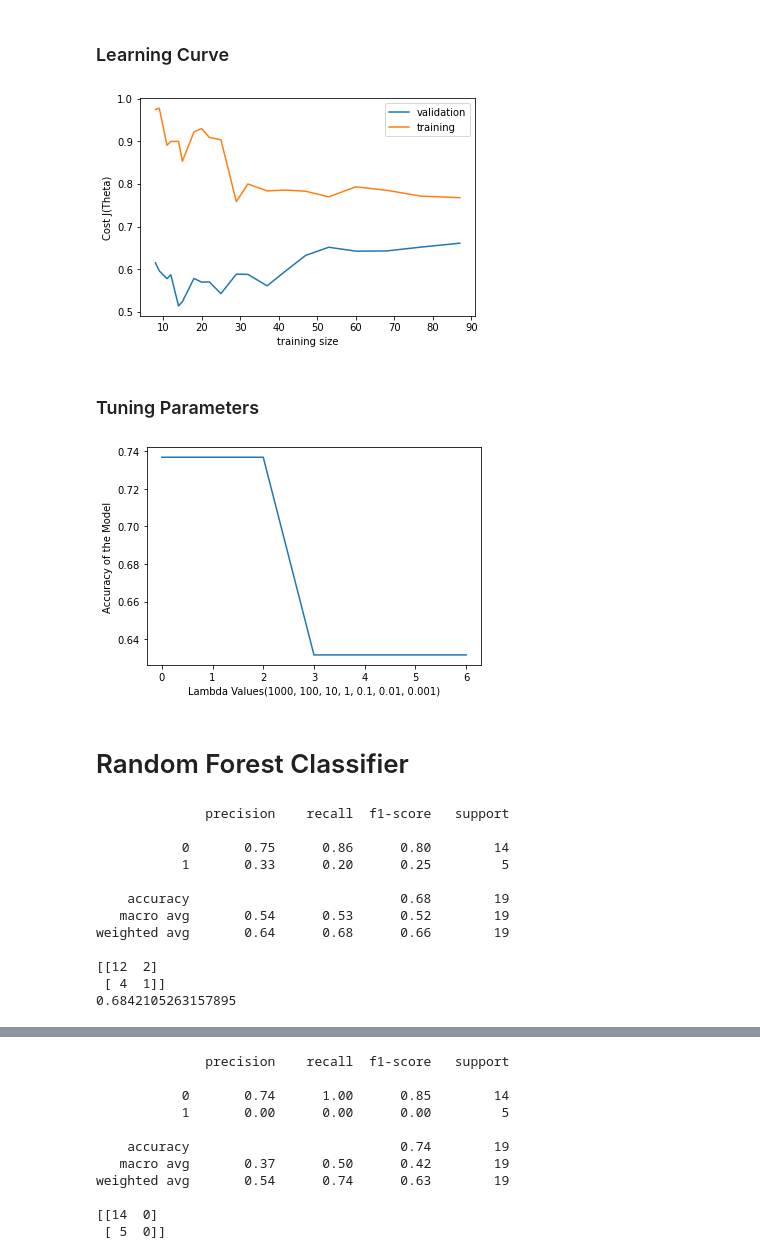
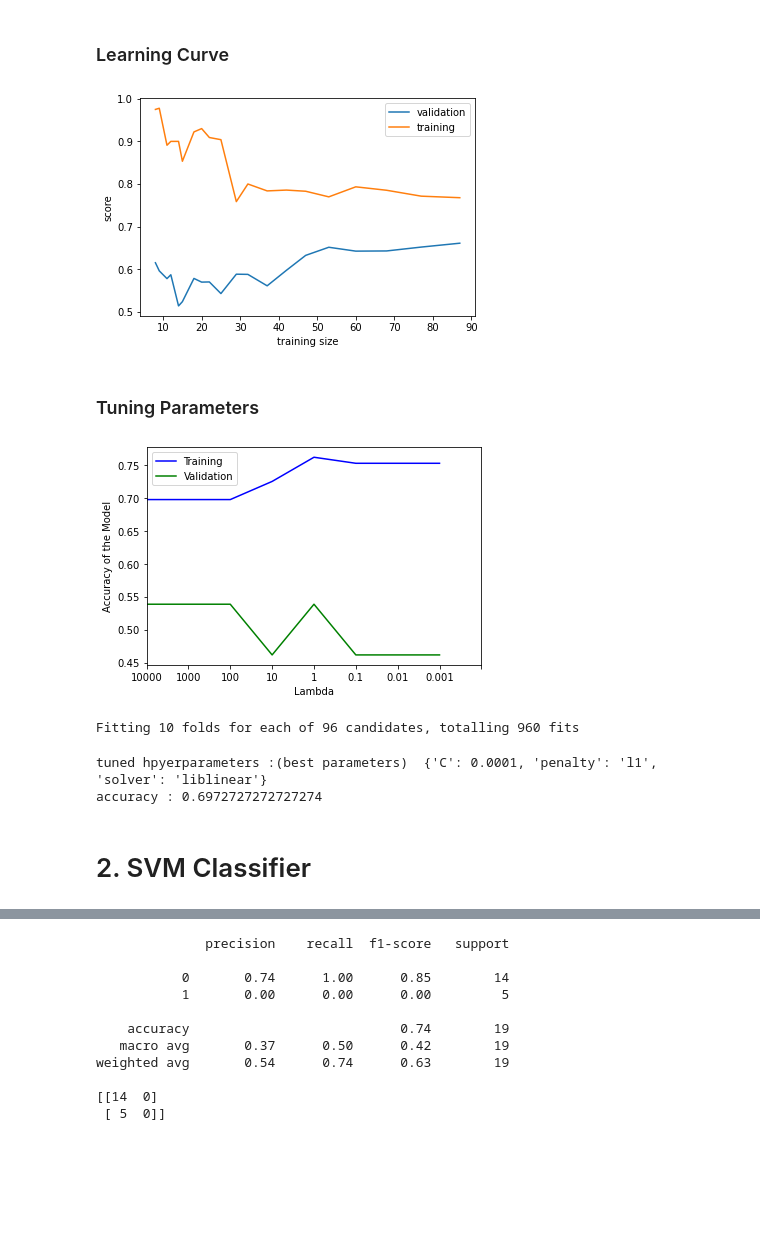
Before and after one commit to KisanThapa/ProjectCS638-Applied-Machine-Learning, a Jupyter notebook: model.ipynb, the cells around one changed output, grey strips where cells are left out. Cells and saved outputs as stored; diff of their text form; code cells hidden in the pictures; blank space fills up the shorter version.

Commit message:
ROC Curve and Learning Curve fixes

```diff
--- a/model.ipynb
+++ b/model.ipynb
@@ -187,35 +176,63 @@ train_sizes, train_scores, validation_scores = learning_curve(
 plt.plot(train_sizes, validation_scores.mean(axis=1), label='validation')
 plt.plot(train_sizes, train_scores.mean(axis=1), label='training')
 plt.xlabel('training size')
-plt.ylabel('Cost J(Theta)')
+plt.ylabel('score')
 plt.legend()
 plt.show()
 # %% [output]
-[figure, old version]
+[figure, new version]
 # %% [markdown]
 ### Tuning Parameters
 # %%
-C_param_range = [0.001, 0.01, 0.1, 1, 10, 100, 1000]
+C_param_range = [1e-4, 1e-3, 1e-2, 1e-1, 1, 10, 100, 1000]
 
-AccuracyTable = []
+train = []
+validation = []
+test = []
 
 for i in C_param_range:
     # Apply logistic regression model to training data
-    lr = LogisticRegression(penalty = 'l2', C = i, random_state = 1)
+    lr = LogisticRegression(C = i, random_state = 1)
     lr.fit(X_train,y_train)
 
     # Predict using model
-    y_pred = lr.predict(X_test)
+    y_pred_train = lr.predict(X_train)
+    y_pred_valid = lr.predict(X_valid)
+    y_pred_test = lr.predict(X_test)
 
     # Saving accuracy score in table
-    AccuracyTable.append(accuracy_score(y_test, y_pred))
+    train.append(accuracy_score(y_train, y_pred_train))
+    validation.append(accuracy_score(y_valid, y_pred_valid))
+    test.append(accuracy_score(y_test, y_pred_test))
 
 
-plt.xlabel("Lambda Values(1000, 100, 10, 1, 0.1, 0.01, 0.001)")
+fig, ax = plt.subplots()
+fig.canvas.draw()
+plt.xlabel("Lambda")
 plt.ylabel("Accuracy of the Model")
-plt.plot(np.array(AccuracyTable))
+plt.xlim(0,8)
+plt.plot(np.array(train), color='blue', label='Training')
+plt.plot(np.array(validation), color='green', label='Validation')
+# plt.plot(np.array(test), color='red', label='Test')
+
+plt.legend()
+ax.set_xticklabels(['10000', '1000', '100', '10', '1', '0.1', '0.01', '0.001'])
 plt.show()
 # %% [output]
-[figure, old version]
+[figure, new version]
+# %%
+grid={"C":[1e-4, 1e-3, 1e-2, 1e-1, 1, 10, 100, 1000], "penalty":['none', 'l1', 'l2', 'elasticnet'], 'solver':['newton-cg', 'lbfgs', 'liblinear']}
+
+clf = GridSearchCV(logReg, param_grid=grid, cv=10, scoring='accuracy', verbose=True, n_jobs=-1)
+
+best_clf = clf.fit(X_train, y_train)
+# %% [output]
+Fitting 10 folds for each of 96 candidates, totalling 960 fits
+# %%
+print("tuned hpyerparameters :(best parameters) ",best_clf.best_params_)
+print("accuracy :", best_clf.best_score_)
+# %% [output]
+tuned hpyerparameters :(best parameters)  {'C': 0.0001, 'penalty': 'l1', 'solver': 'liblinear'}
+accuracy : 0.6972727272727274
 # %% [markdown]
-# Random Forest Classifier
+# 2. SVM Classifier
@@ -226,20 +238,0 @@ pred_rfc = rfc.predict(X_test)
-# %%
-# Lets see how well our model performs
-print(classification_report(y_test, pred_rfc))
-print(confusion_matrix(y_test, pred_rfc))
-
-# Print Accuracy
-print(accuracy_score(y_test, pred_rfc))
-# %% [output]
-              precision    recall  f1-score   support
-
-           0       0.75      0.86      0.80        14
-           1       0.33      0.20      0.25         5
-
-    accuracy                           0.68        19
-   macro avg       0.54      0.53      0.52        19
-weighted avg       0.64      0.68      0.66        19
-
-[[12  2]
- [ 4  1]]
-0.6842105263157895
```
Also changed, not shown: parts of 33 cells of this notebook.
